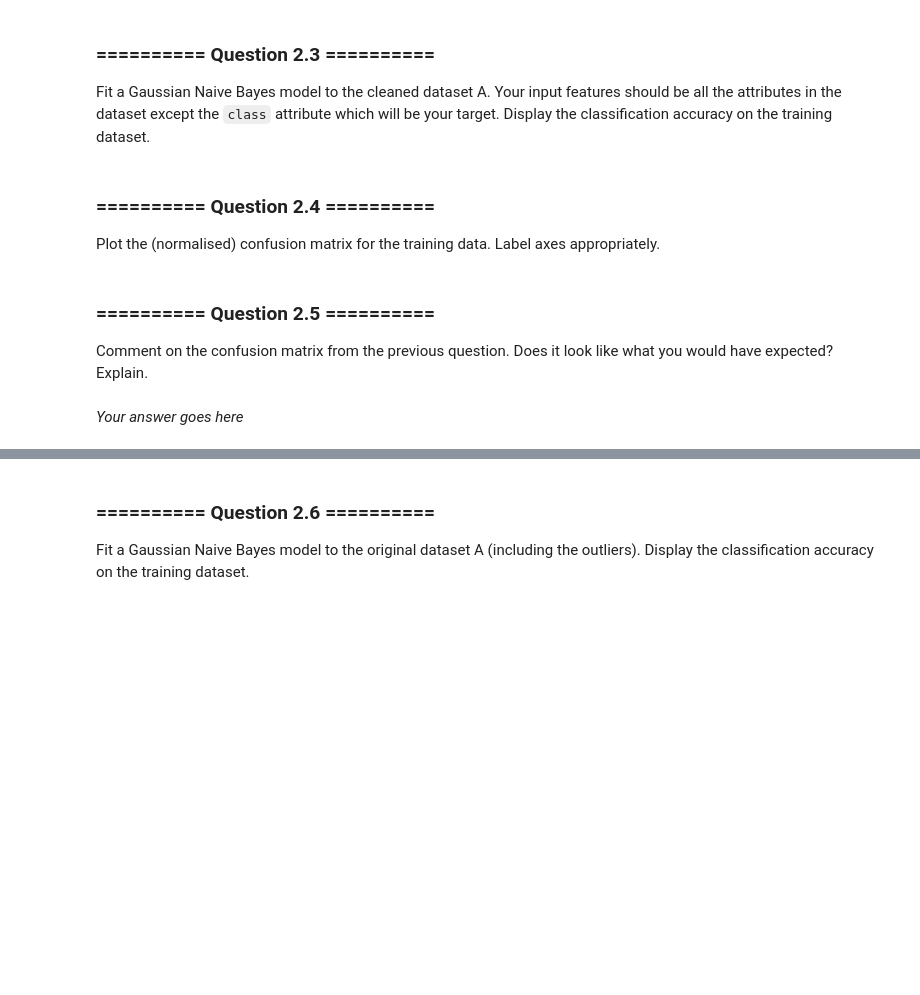
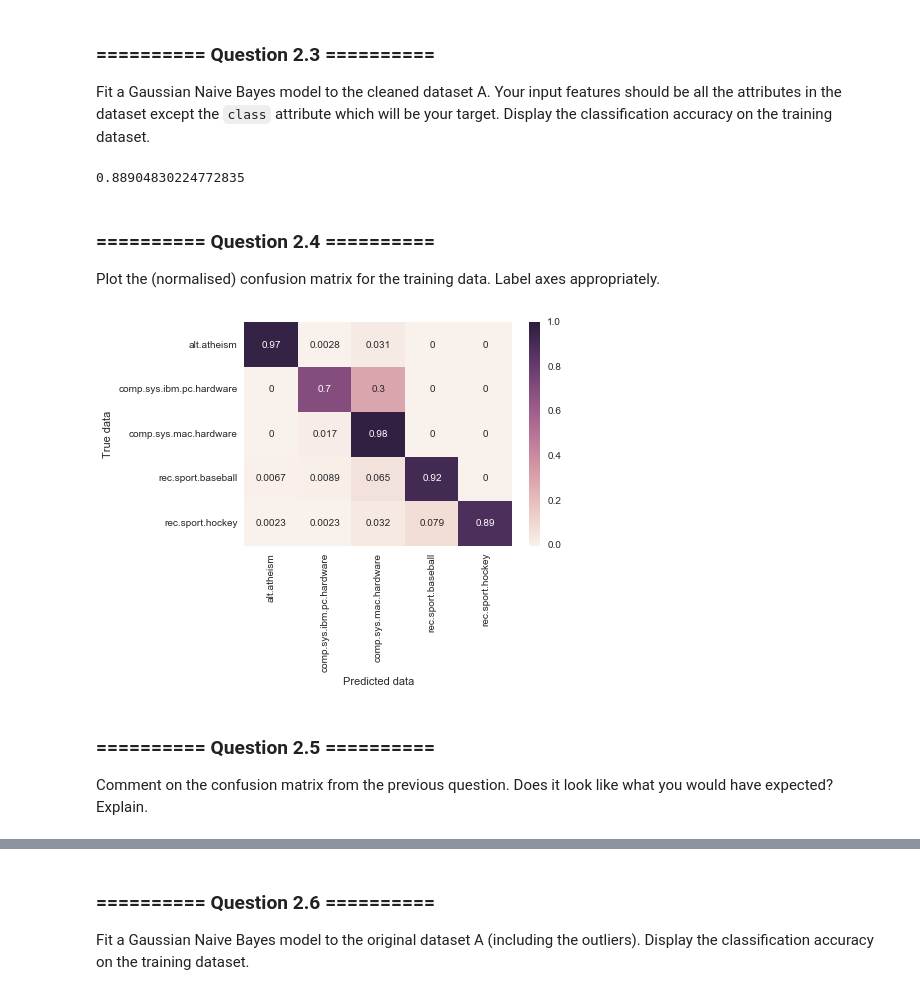
Before and after one commit to Dr-Alan-Turing/IAMachineLearning, a Jupyter notebook: 03_Assignment_1.ipynb, the cells around one changed output, grey strips where cells are left out. Saved outputs shown, nothing was run; the diff lists cells and outputs as text; code cells hidden in the pictures; blank space fills up the shorter version.

```diff
--- a/03_Assignment_1.ipynb
+++ b/03_Assignment_1.ipynb
@@ -215,7 +215,7 @@ From the strip and scatter plots above you might observe that there is something
 You might think that the presence of outliers in the dataset has been a resut of noise contamination (you wouldn't expect the same word to appear 600 times within an e-mail, would you?). Your job now is to create a new dataset from dataset A (name it `news_A_clean`) and remove the outliers. Create some metric to find the outliers and check that your metric is reasonable. Be careful not to alter the original `news_A`...we may require it in its dirty format later...
 # %%
 # Function to detect outliers
-def get_outlier_rows(in_dataset, cols_to_exclude = {}, dmax = 1.4): # dmax = max deviation
+def get_outlier_rows(in_dataset, cols_to_exclude = {}, dmax = 2): # dmax = max deviation
     """ Returns the indices of rows that contain outliers, using the first equation of Chauvenet's Criterion [1].
     Arguments are the dataset, an optional list of columns to exclude, and the maximum deviation that we allow
     before considering a data point to be an outlier.
@@ -302,3 +312,16 @@ Fit a Gaussian Naive Bayes model to the cleaned dataset A. Your input features s
+# %%
+# Import and initialise Gaussian Naive Bayes Classifier
+from sklearn.naive_bayes import GaussianNB
+gnb_classifier = GaussianNB()
+# Prepare cleaned dataset A (x and y)
+x = news_A_clean.drop({'class'}, axis=1, inplace=False)
+y = news_A_clean['class']
+# Fit dataset
+gnb_classifier.fit(x, y)
+# Score accuracy of training dataset
+gnb_classifier.score(x, y)
+# %% [output]
+0.88904830224772835
 # %% [markdown]
 ### ========== Question 2.4 ==========
 Plot the (normalised) confusion matrix for the training data. Label axes appropriately.
@@ -307,6 +328,21 @@ Plot the (normalised) confusion matrix for the training data. Label axes appropr
+# %%
+# Import confusion matrix library
+from sklearn.metrics import confusion_matrix
+# Calculate confusion matrix for training data
+gnb_true = y
+gnb_pred = gnb_classifier.predict(x)
+gnb_conf_matrix = confusion_matrix(gnb_true, gnb_pred)
+# Normalise matrix by dividing each square by the sum of its row
+gnb_conf_matrix_norm = gnb_conf_matrix.astype('float') / gnb_conf_matrix.sum(axis=1)[:, np.newaxis]
+# Plot matrix
+classes = ['alt.atheism', 'comp.sys.ibm.pc.hardware', 'comp.sys.mac.hardware', 'rec.sport.baseball', 'rec.sport.hockey']
+sns.heatmap(gnb_conf_matrix_norm, xticklabels=classes, yticklabels=classes, vmin=0., vmax=1., annot=True)
+plt.ylabel('True data')
+plt.xlabel('Predicted data')
+plt.show()
+# %% [output]
+[figure, added]
 # %% [markdown]
 ### ========== Question 2.5  ==========
 
 Comment on the confusion matrix from the previous question. Does it look like what you would have expected? Explain.
-# %% [markdown]
-*Your answer goes here*
```
Also changed, not shown: parts of 14 cells of this notebook, 1 other file.
